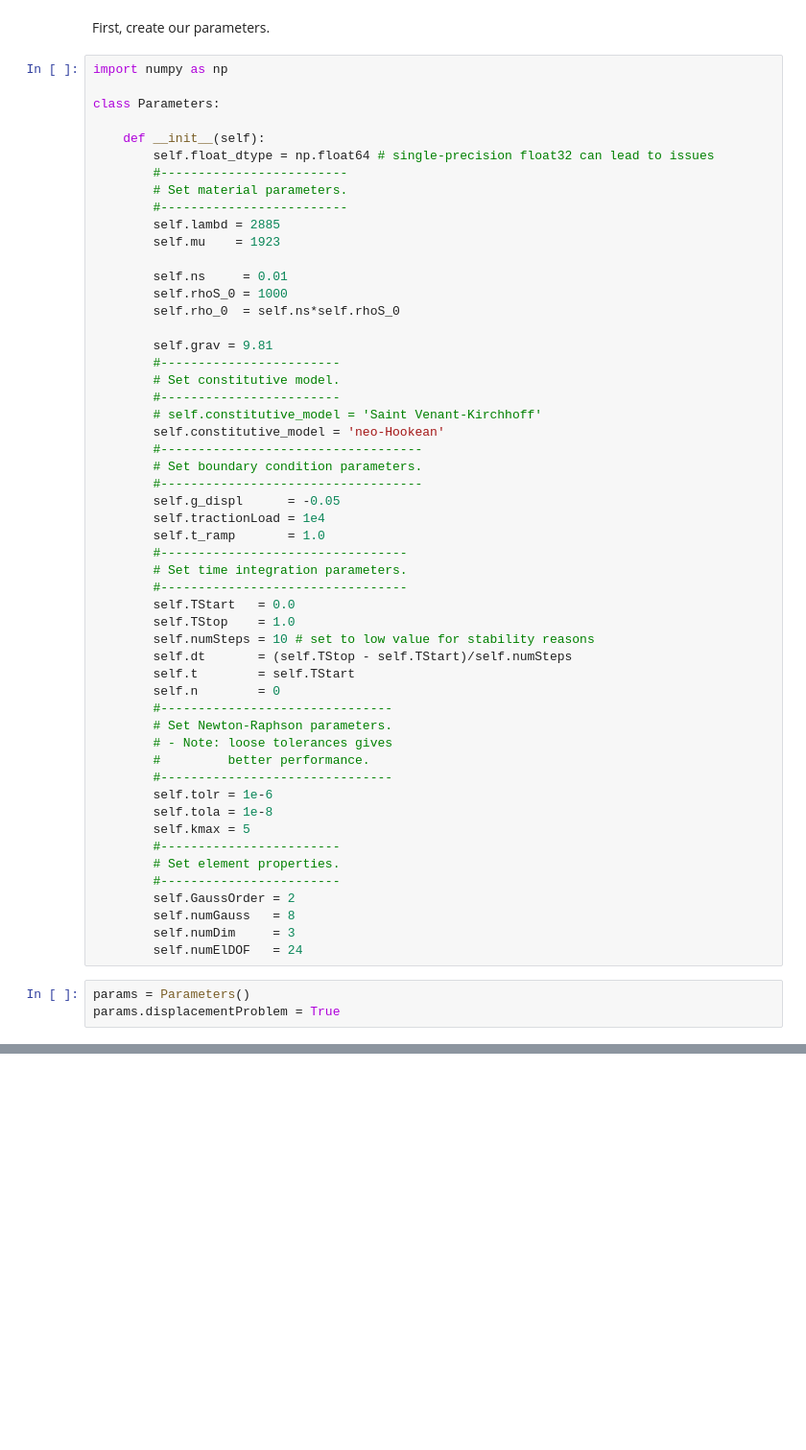
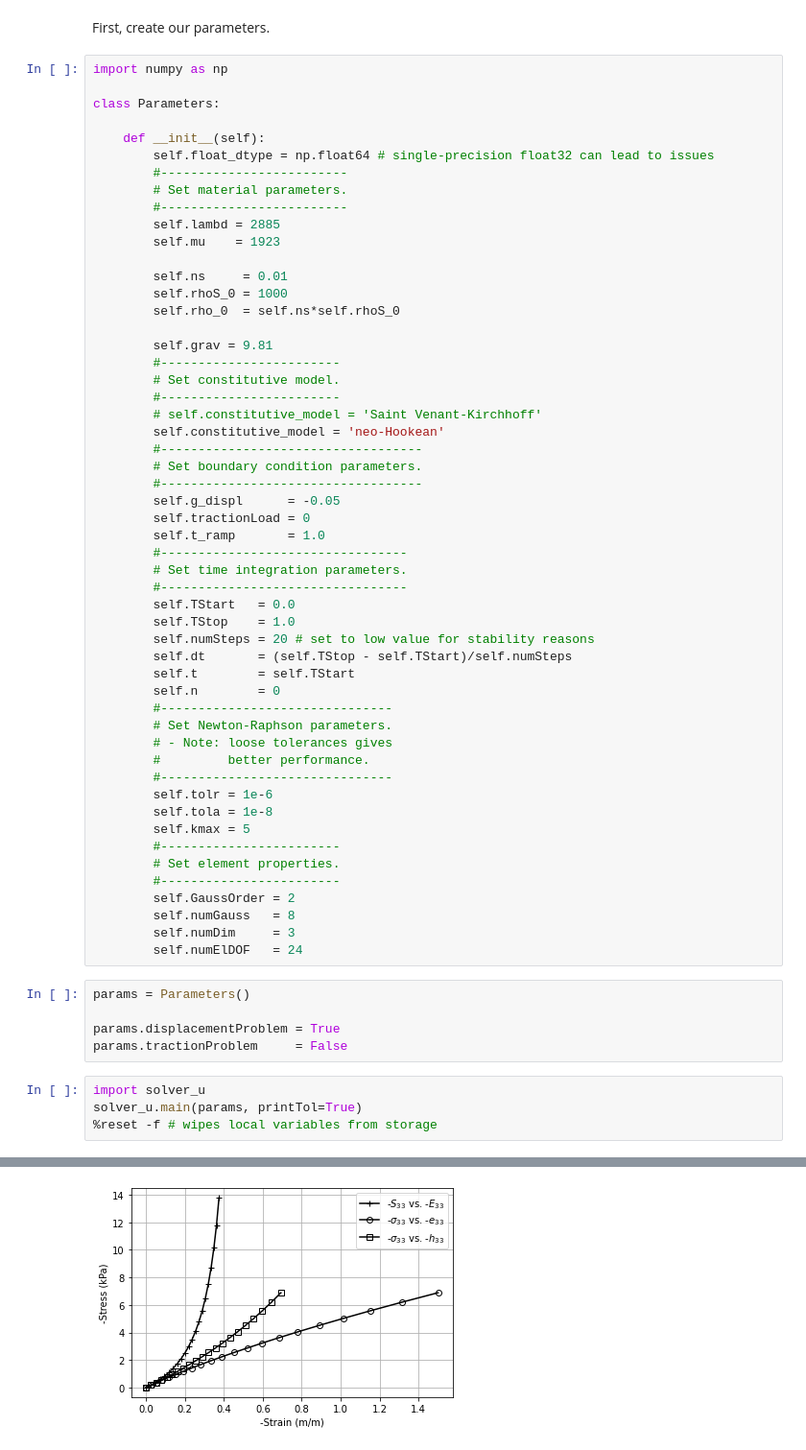
Before and after one commit to zthowin/3D_TLHex_SP_7511, a Jupyter notebook: 3D trilinear hexahedral FE Python code.ipynb, the cells around one changed output, grey strips where cells are left out. Shown at 96% size. Cells and saved outputs as stored; diff of their text form; blank space fills up the shorter version.

```diff
--- a/3D trilinear hexahedral FE Python code.ipynb
+++ b/3D trilinear hexahedral FE Python code.ipynb
@@ -1078,14 +1077,14 @@ class Parameters:
         # Set boundary condition parameters.
         #-----------------------------------
         self.g_displ      = -0.05
-        self.tractionLoad = 1e4
+        self.tractionLoad = 0
         self.t_ramp       = 1.0
         #---------------------------------
         # Set time integration parameters.
         #---------------------------------
         self.TStart   = 0.0
         self.TStop    = 1.0
-        self.numSteps = 10 # set to low value for stability reasons
+        self.numSteps = 20 # set to low value for stability reasons
         self.dt       = (self.TStop - self.TStart)/self.numSteps
         self.t        = self.TStart
         self.n        = 0
@@ -1106,4 +1105,11 @@ class Parameters:
         self.numElDOF   = 24
 # %%
 params = Parameters()
+
 params.displacementProblem = True
+params.tractionProblem     = False
+# %%
+import solver_u
+solver_u.main(params, printTol=True)
+%reset -f # wipes local variables from storage
+# %% [output]
@@ -1109,0 +1150 @@ params.displacementProblem = True
+[figure, added]
```
Also changed, not shown: parts of 17 cells of this notebook.
